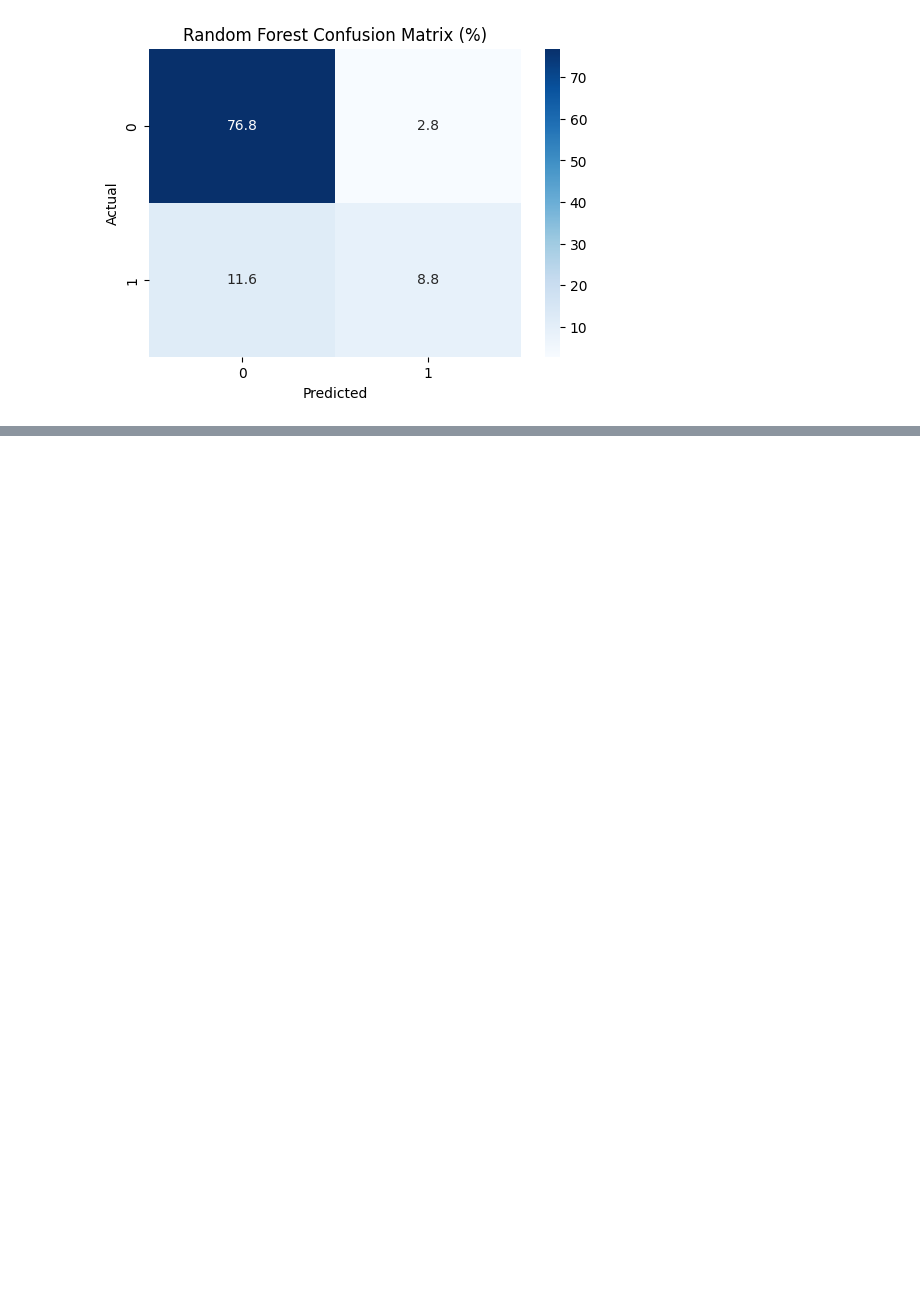
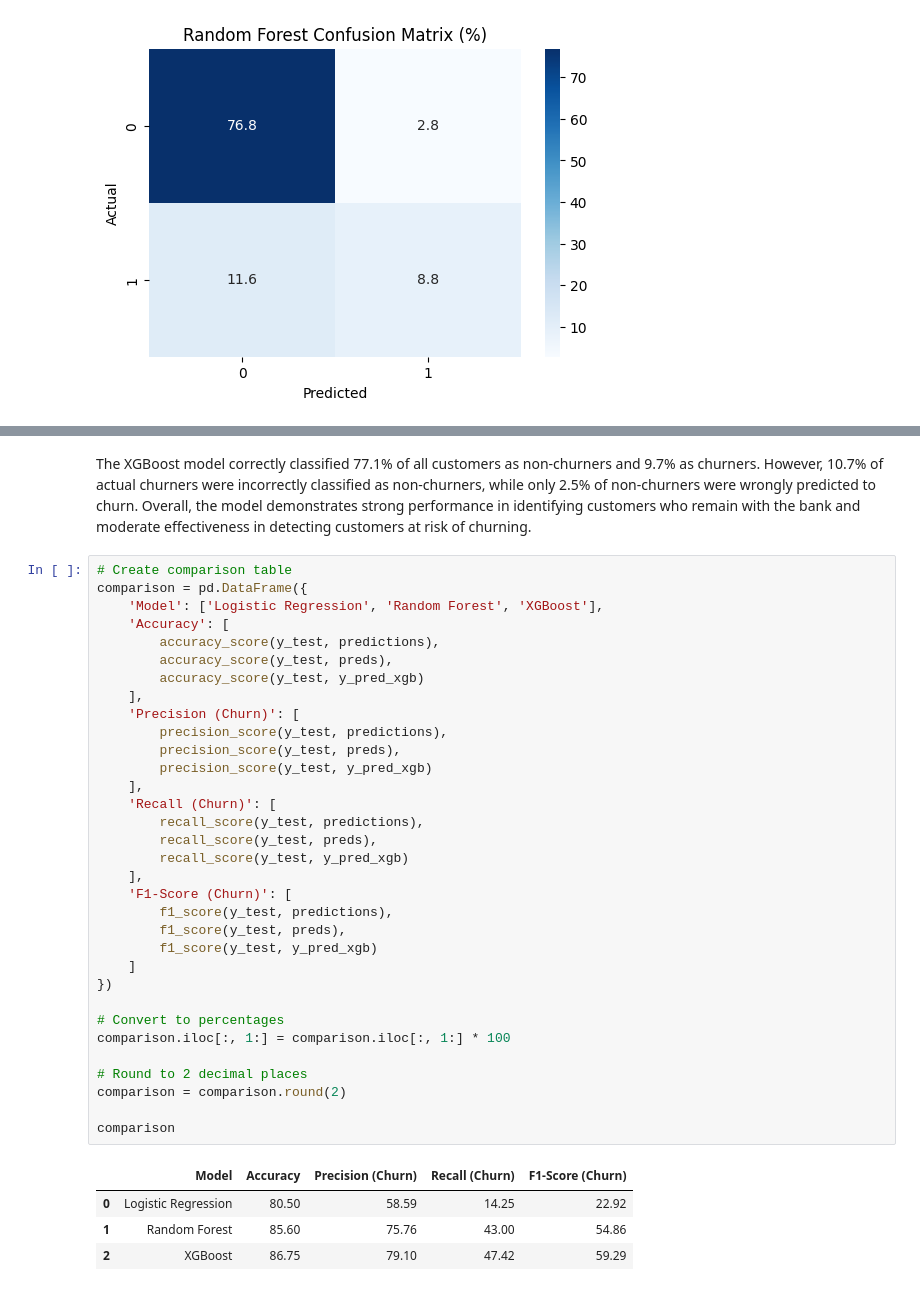
Before and after one commit to StellaKahianyu/Bank_Churn_Prediction_ML, a Jupyter notebook: Bank_Churn_Prediction.ipynb, the cells around one changed output, grey strips where cells are left out. Drawn from its saved outputs; the diff is of its cells as text; blank space fills up the shorter version.

```diff
--- a/Bank_Churn_Prediction.ipynb
+++ b/Bank_Churn_Prediction.ipynb
@@ -345,0 +421,40 @@ weighted avg       0.85      0.86      0.84      2000
+# %% [markdown]
+The XGBoost model correctly classified 77.1% of all customers as non-churners and 9.7% as churners. However, 10.7% of actual churners were incorrectly classified as non-churners, while only 2.5% of non-churners were wrongly predicted to churn. Overall, the model demonstrates strong performance in identifying customers who remain with the bank and moderate effectiveness in detecting customers at risk of churning.
+# %%
+# Create comparison table
+comparison = pd.DataFrame({
+    'Model': ['Logistic Regression', 'Random Forest', 'XGBoost'],
+    'Accuracy': [
+        accuracy_score(y_test, predictions),
+        accuracy_score(y_test, preds),
+        accuracy_score(y_test, y_pred_xgb)
+    ],
+    'Precision (Churn)': [
+        precision_score(y_test, predictions),
+        precision_score(y_test, preds),
+        precision_score(y_test, y_pred_xgb)
+    ],
+    'Recall (Churn)': [
+        recall_score(y_test, predictions),
+        recall_score(y_test, preds),
+        recall_score(y_test, y_pred_xgb)
+    ],
+    'F1-Score (Churn)': [
+        f1_score(y_test, predictions),
+        f1_score(y_test, preds),
+        f1_score(y_test, y_pred_xgb)
+    ]
+})
+
+# Convert to percentages
+comparison.iloc[:, 1:] = comparison.iloc[:, 1:] * 100
+
+# Round to 2 decimal places
+comparison = comparison.round(2)
+
+comparison
+# %% [output]
+|  | Model | Accuracy | Precision (Churn) | Recall (Churn) | F1-Score (Churn) |
+| 0 | Logistic Regression | 80.50 | 58.59 | 14.25 | 22.92 |
+| 1 | Random Forest | 85.60 | 75.76 | 43.00 | 54.86 |
+| 2 | XGBoost | 86.75 | 79.10 | 47.42 | 59.29 |
```
Also changed, not shown: parts of 26 cells of this notebook.
